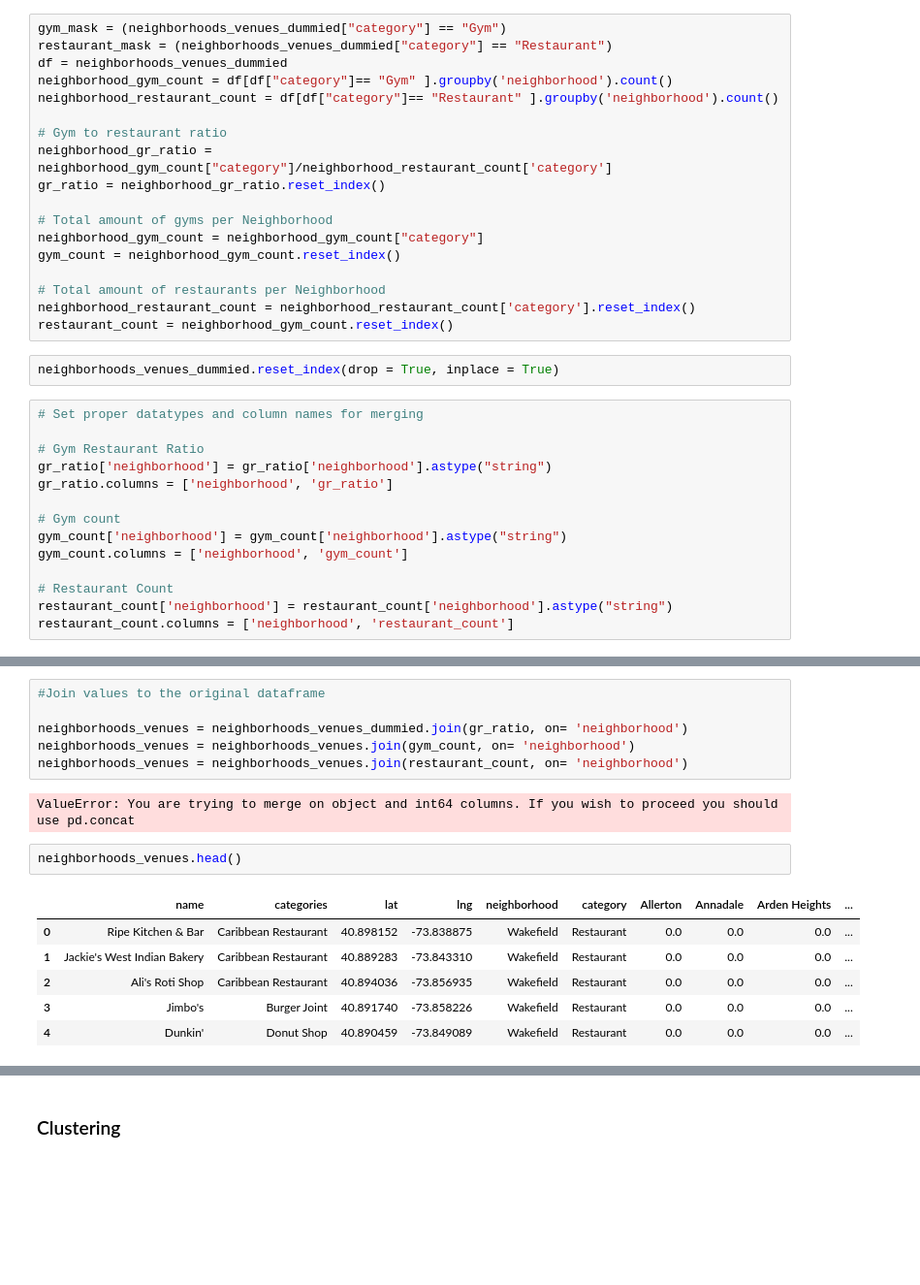
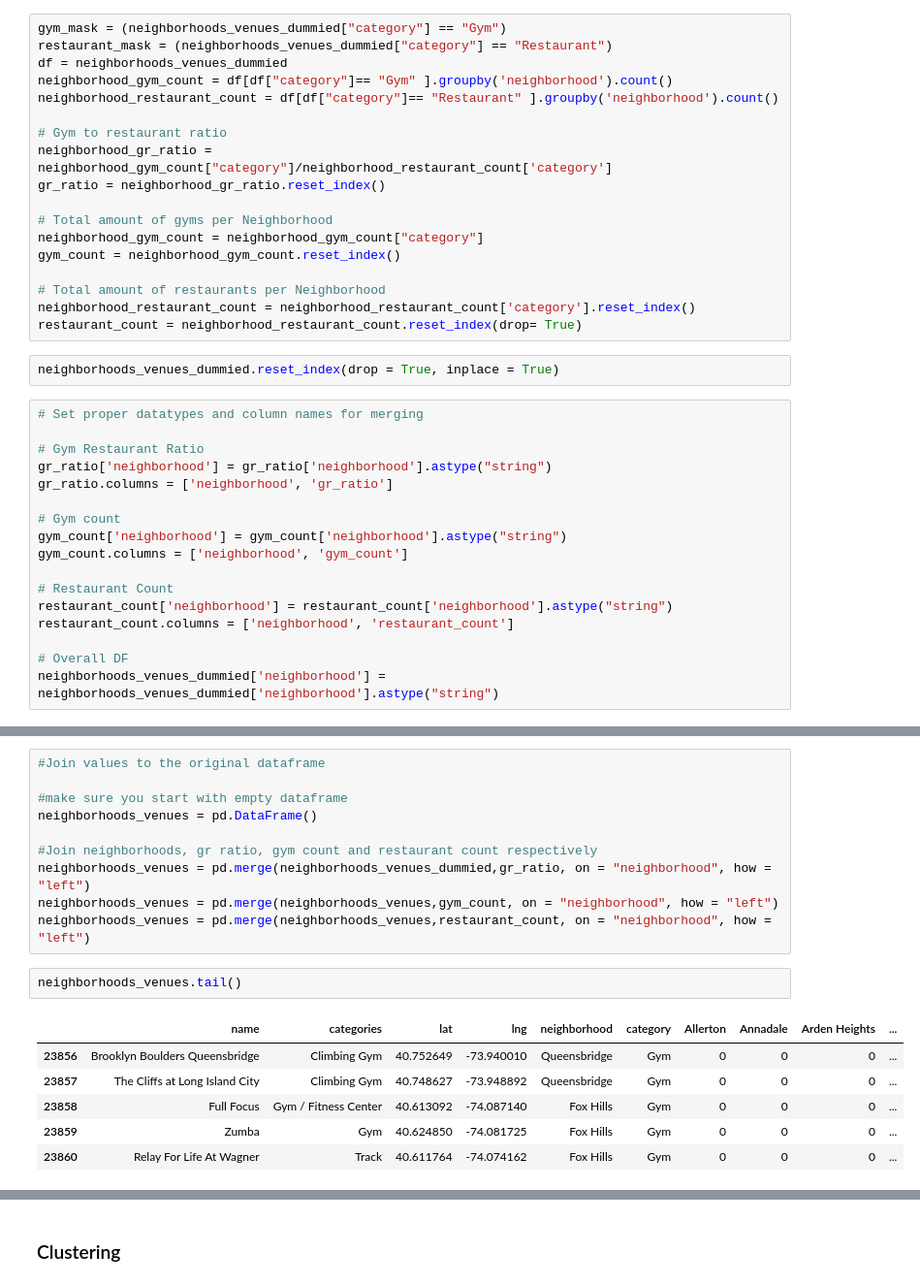
Before and after one commit to WouterDeBot/CapstoneBuildIBM, a Jupyter notebook: notebooks/Fit and Food- Coursera Capstone Project.ipynb, the cells around one changed output, grey strips where cells are left out. Shown at 97% size. Saved outputs shown, nothing was run; the diff lists cells and outputs as text; blank space fills up the shorter version.

```diff
--- a/notebooks/Fit and Food- Coursera Capstone Project.ipynb
+++ b/notebooks/Fit and Food- Coursera Capstone Project.ipynb
@@ -367,7 +367,7 @@ gym_count = neighborhood_gym_count.reset_index()
 
 # Total amount of restaurants per Neighborhood
 neighborhood_restaurant_count = neighborhood_restaurant_count['category'].reset_index()
-restaurant_count = neighborhood_gym_count.reset_index()
+restaurant_count = neighborhood_restaurant_count.reset_index(drop= True)
 # %%
 neighborhoods_venues_dummied.reset_index(drop = True, inplace = True)
 # %%
@@ -384,3 +384,6 @@ gym_count.columns = ['neighborhood', 'gym_count']
 # Restaurant Count
 restaurant_count['neighborhood'] = restaurant_count['neighborhood'].astype("string")
 restaurant_count.columns = ['neighborhood', 'restaurant_count']
+
+# Overall DF
+neighborhoods_venues_dummied['neighborhood'] = neighborhoods_venues_dummied['neighborhood'].astype("string")
@@ -393,17 +394,19 @@ dtype: object
 # %%
 #Join values to the original dataframe
 
-neighborhoods_venues = neighborhoods_venues_dummied.join(gr_ratio, on= 'neighborhood')
-neighborhoods_venues = neighborhoods_venues.join(gym_count, on= 'neighborhood')
-neighborhoods_venues = neighborhoods_venues.join(restaurant_count, on= 'neighborhood')
+#make sure you start with empty dataframe
+neighborhoods_venues = pd.DataFrame()
+
+#Join neighborhoods, gr ratio, gym count and restaurant count respectively
+neighborhoods_venues = pd.merge(neighborhoods_venues_dummied,gr_ratio, on = "neighborhood", how = "left")
+neighborhoods_venues = pd.merge(neighborhoods_venues,gym_count, on = "neighborhood", how = "left")
+neighborhoods_venues = pd.merge(neighborhoods_venues,restaurant_count, on = "neighborhood", how = "left")
-# %% [output]
-ValueError: You are trying to merge on object and int64 columns. If you wish to proceed you should use pd.concat
 # %%
-neighborhoods_venues.head()
+neighborhoods_venues.tail()
 # %% [output]
 |  | name | categories | lat | lng | neighborhood | category | Allerton | Annadale | Arden Heights | ... |
-| 0 | Ripe Kitchen & Bar | Caribbean Restaurant | 40.898152 | -73.838875 | Wakefield | Restaurant | 0.0 | 0.0 | 0.0 | ... |
-| 1 | Jackie's West Indian Bakery | Caribbean Restaurant | 40.889283 | -73.843310 | Wakefield | Restaurant | 0.0 | 0.0 | 0.0 | ... |
-| 2 | Ali's Roti Shop | Caribbean Restaurant | 40.894036 | -73.856935 | Wakefield | Restaurant | 0.0 | 0.0 | 0.0 | ... |
-| 3 | Jimbo's | Burger Joint | 40.891740 | -73.858226 | Wakefield | Restaurant | 0.0 | 0.0 | 0.0 | ... |
-| 4 | Dunkin' | Donut Shop | 40.890459 | -73.849089 | Wakefield | Restaurant | 0.0 | 0.0 | 0.0 | ... |
+| 23856 | Brooklyn Boulders Queensbridge | Climbing Gym | 40.752649 | -73.940010 | Queensbridge | Gym | 0 | 0 | 0 | ... |
+| 23857 | The Cliffs at Long Island City | Climbing Gym | 40.748627 | -73.948892 | Queensbridge | Gym | 0 | 0 | 0 | ... |
+| 23858 | Full Focus | Gym / Fitness Center | 40.613092 | -74.087140 | Fox Hills | Gym | 0 | 0 | 0 | ... |
+| 23859 | Zumba | Gym | 40.624850 | -74.081725 | Fox Hills | Gym | 0 | 0 | 0 | ... |
+| 23860 | Relay For Life At Wagner | Track | 40.611764 | -74.074162 | Fox Hills | Gym | 0 | 0 | 0 | ... |
```
Also changed, not shown: parts of 8 cells of this notebook.
